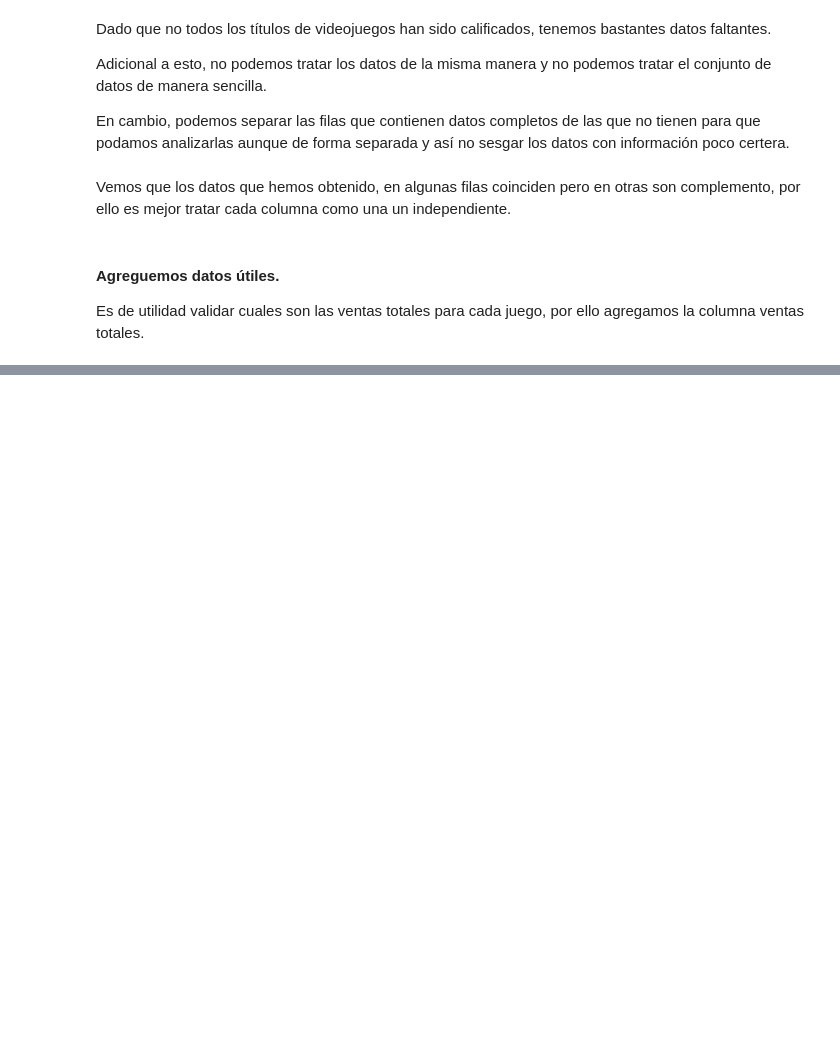
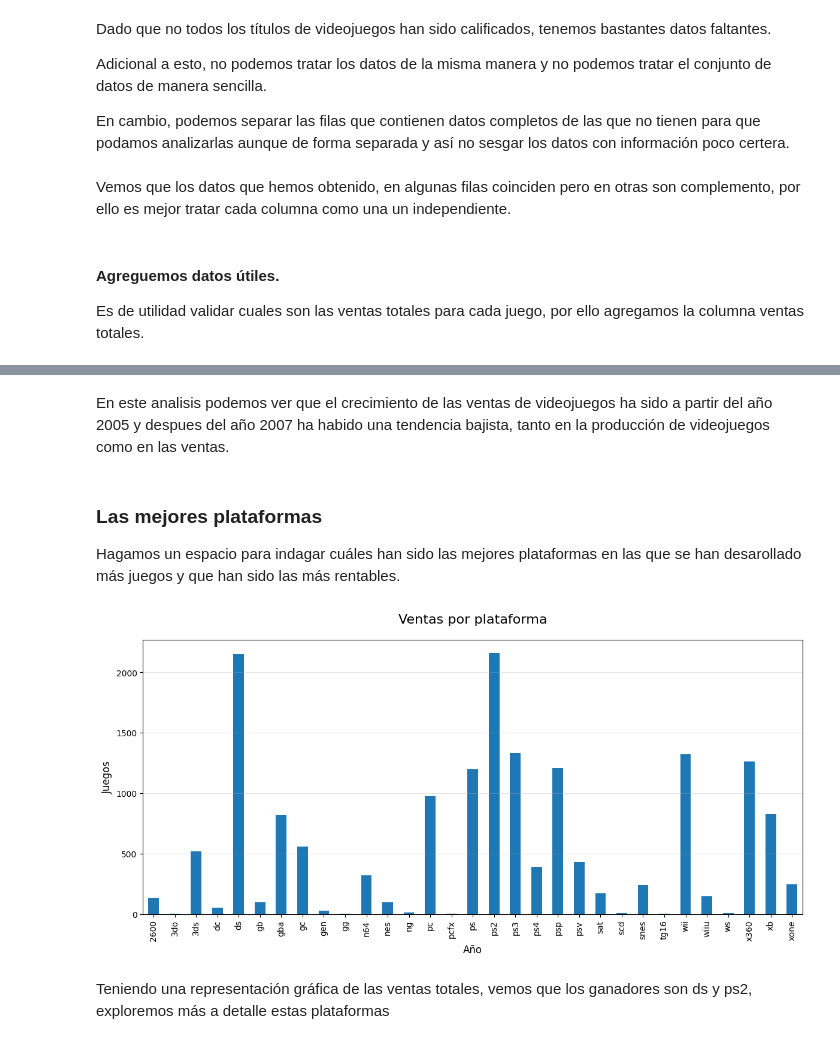
Before and after one commit to ma280113/TripleTen, a Jupyter notebook: strint_6_proyect/notebook.ipynb, the cells around one changed output, grey strips where cells are left out. Drawn from its saved outputs; the diff is of its cells as text; code cells hidden in the pictures; blank space fills up the shorter version.

```diff
--- a/strint_6_proyect/notebook.ipynb
+++ b/strint_6_proyect/notebook.ipynb
@@ -259,0 +278,29 @@ Name: year_of_release, dtype: Int64
+# %% [markdown]
+En este analisis podemos ver que el crecimiento de las ventas de videojuegos ha sido a partir del año 2005 y despues del año 2007 ha habido una tendencia bajista, tanto en la producción de videojuegos como en las ventas.
+# %% [markdown]
+### Las mejores plataformas
+
+Hagamos un espacio para indagar cuáles han sido las mejores plataformas en las que se han desarollado más juegos y que han sido las más rentables.
+# %%
+#------------grupo de plataformas vs ventas (La mejor plataforma)-----------------------
+
+grupo_plataforma_ventas = df.groupby('platform')['name'].count()
+
+# --------- GRÁFICA -----------
+plt.figure(figsize=(12, 6))
+
+grupo_plataforma_ventas.plot(kind = 'bar')
+
+plt.title('Ventas por plataforma', fontsize=16, pad=20)
+plt.xlabel('Año', fontsize=12)
+plt.ylabel('Juegos', fontsize=12)
+plt.grid(True, axis='y', alpha=0.3)
+
+
+# Ajustar diseño
+plt.tight_layout()
+plt.show()
+# %% [output]
+[figure, added]
+# %% [markdown]
+Teniendo una representación gráfica de las ventas totales, vemos que los ganadores son ds y ps2, exploremos más a detalle estas plataformas
```
Also changed, not shown: parts of 12 cells of this notebook.
